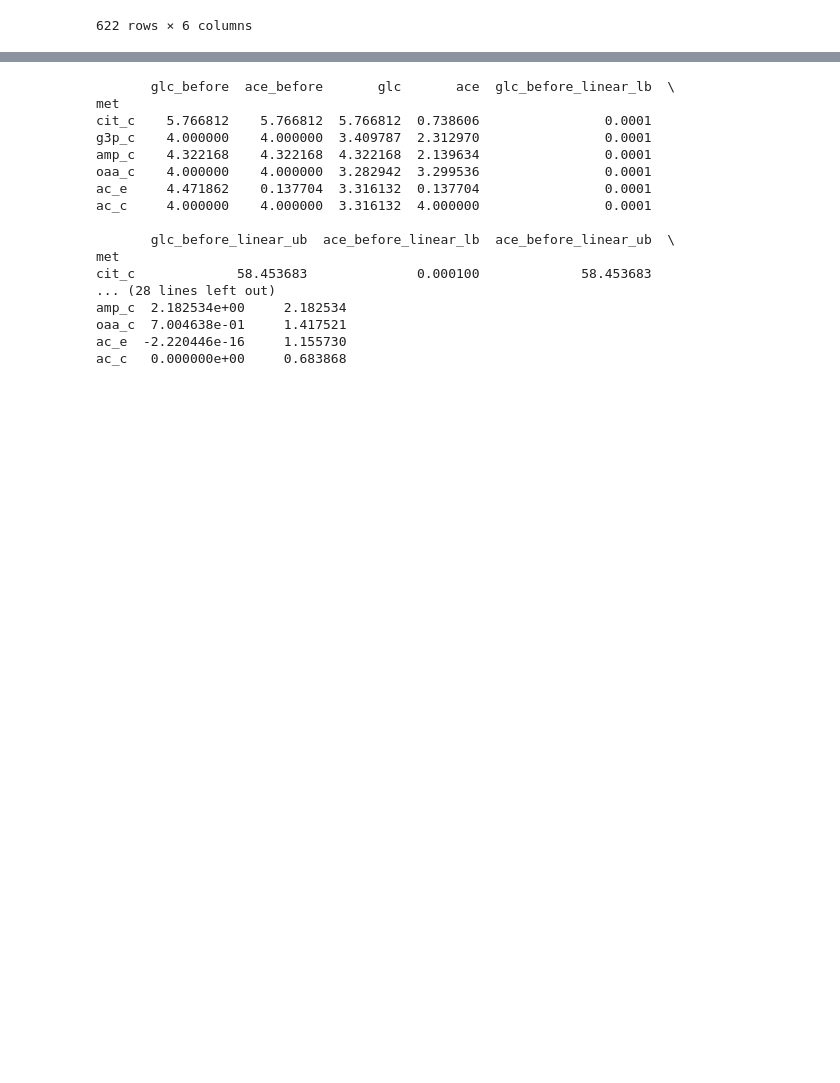
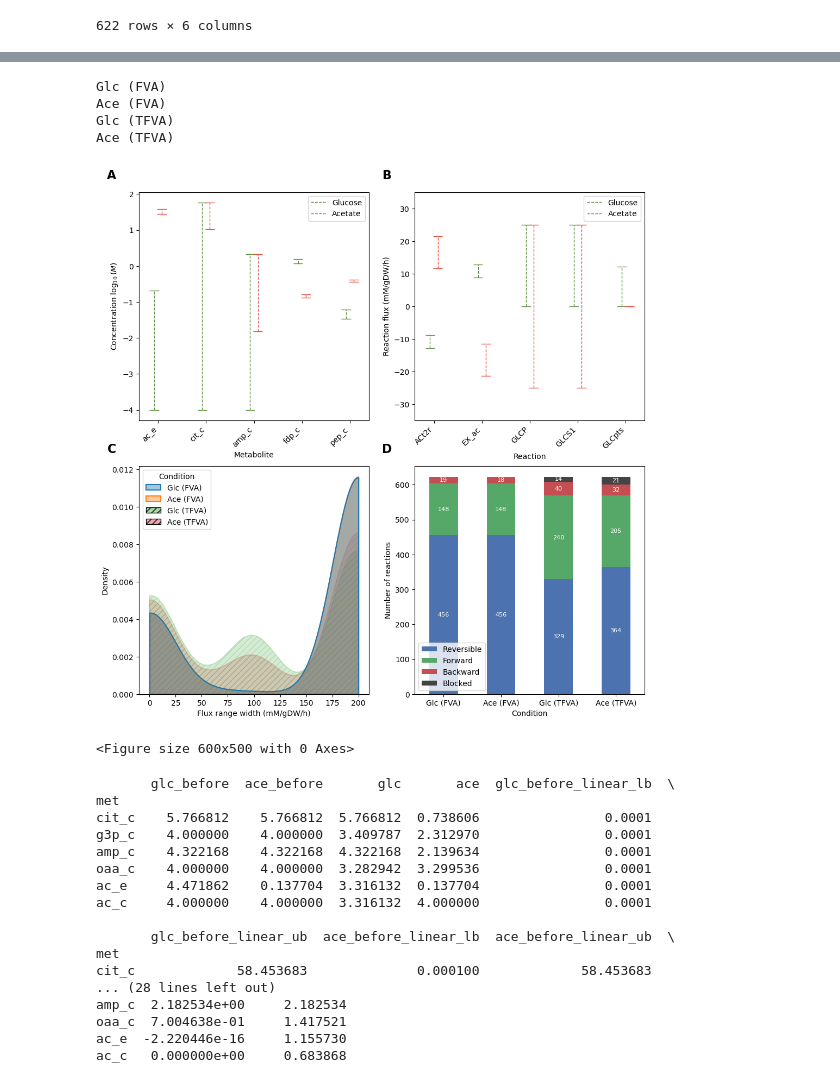
Before and after one commit to lasillje/MSC-Thermo, a Jupyter notebook: ecoli_flux_bounds/tfva_ecoli.ipynb, the cells around one changed output, grey strips where cells are left out. Saved outputs shown, nothing was run; the diff lists cells and outputs as text; code cells hidden in the pictures; blank space fills up the shorter version.

```diff
--- a/ecoli_flux_bounds/tfva_ecoli.ipynb
+++ b/ecoli_flux_bounds/tfva_ecoli.ipynb
@@ -1446,3 +1593,42 @@ visualize_kde_concs("results/bounds/ecoli_WT_Glc_concs_before_tva.csv", "results
+# %%
+import string
+
+fig, axes = plt.subplots(2,2,figsize=(12, 12))
+axes_flat = axes.flatten()
+
+#glc_dots = visualize_bounds("results/bounds/complete_ecoli_WT_Glc_before.csv", "results/bounds/ecoli_WT_Glc_metabolome_additional_tfva.csv", "E. coli, WT Glc", ax=axes_flat[0], show_xlabel=False)
+#glc_violin = visualize_bounds_violin("results/bounds/complete_ecoli_WT_Glc_before.csv", "results/bounds/ecoli_WT_Glc_metabolome_additional_tfva.csv", "E. coli, WT Glc", ax=axes_flat[1])
+#ace_dots = visualize_bounds("results/bounds/complete_ecoli_WT_Ace_before.csv", "results/bounds/ecoli_WT_Ace_metabolome_tfva.csv", "E. coli, WT Ace", ax=axes_flat[2])
+#ace_violin = visualize_bounds_violin("results/bounds/complete_ecoli_WT_Ace_before.csv", "results/bounds/ecoli_WT_Ace_metabolome_tfva.csv", "E. coli, WT Ace", ax=axes_flat[3])
+
+visualize_kde("results/bounds/complete_ecoli_WT_Glc_fva.csv", "results/bounds/complete_ecoli_WT_Ace_fva.csv", "results/bounds/nathan_ecoli_flux_bounds/ecoli_WT_Glc_final_tfva.csv", "results/bounds/nathan_ecoli_flux_bounds/ecoli_WT_Ace_final_tfva.csv", ax=axes_flat[2])
+visualize_flux_intervals("results/bounds/nathan_ecoli_flux_bounds/ecoli_WT_Glc_final_tfva.csv", "results/bounds/nathan_ecoli_flux_bounds/ecoli_WT_Ace_final_tfva.csv", top_n=5, ax=axes_flat[1])
+visualize_met_conc_intervals("results/bounds/ecoli_WT_Glc_concs_after_tva.csv", "results/bounds/ecoli_WT_Ace_concs_after_tva.csv", ax=axes_flat[0])
+plot_tfva_comparison("results/bounds/complete_ecoli_WT_Glc_fva.csv", "results/bounds/complete_ecoli_WT_Ace_fva.csv", "results/bounds/nathan_ecoli_flux_bounds/ecoli_WT_Glc_final_tfva.csv", "results/bounds/nathan_ecoli_flux_bounds/ecoli_WT_Ace_final_tfva.csv", ax=axes_flat[3])
+
+labels = string.ascii_uppercase[:4]
+
+for i, ax in enumerate(axes_flat):
+    ax.text(
+        -0.1, 1.1,
+        labels[i],
+        transform=ax.transAxes,
+        fontsize=16,
+        fontweight='bold',
+        va='top',
+        ha='right'
+    )
+
+#plt.tight_layout()
+plt.subplots_adjust()
+#plt.suptitle("TFVA impact on reaction flux ranges")
+# %% [output]
+Glc (FVA)
+Ace (FVA)
+Glc (TFVA)
+Ace (TFVA)
+[figure, added]
+<Figure size 600x500 with 0 Axes>
 # %%
 visualize_met_conc_reduction("results/bounds/ecoli_WT_Glc_concs_before_tva.csv", "results/bounds/ecoli_WT_Ace_concs_before_tva.csv", "results/bounds/ecoli_WT_Glc_concs_after_tva.csv", "results/bounds/ecoli_WT_Ace_concs_after_tva.csv")
 # %% [output]
```
Also changed, not shown: parts of 9 cells of this notebook, 1 other file.
